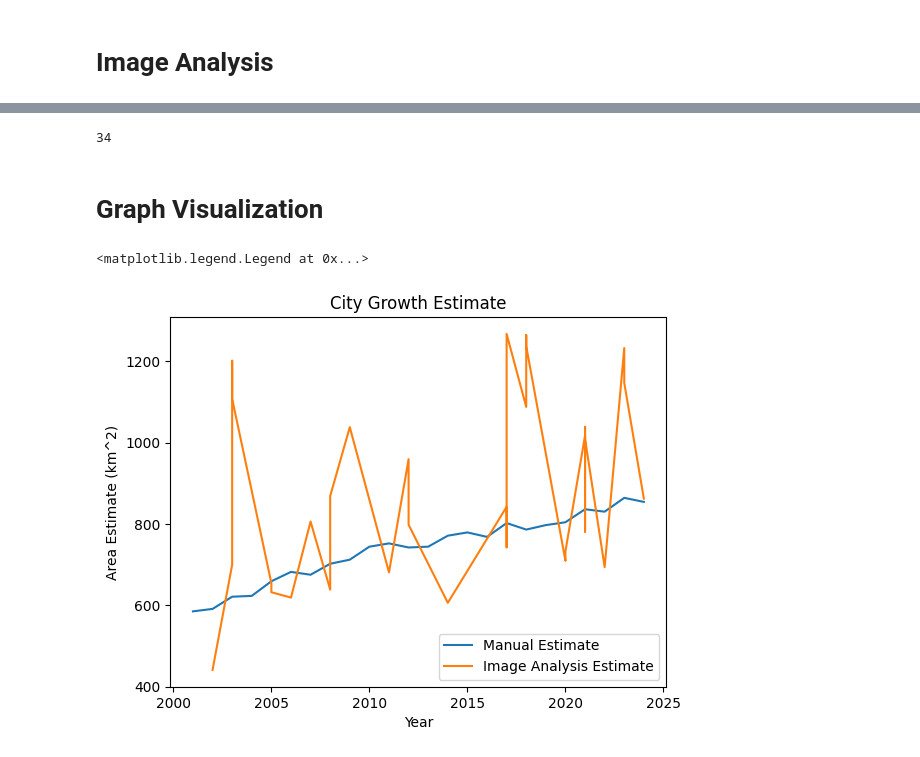
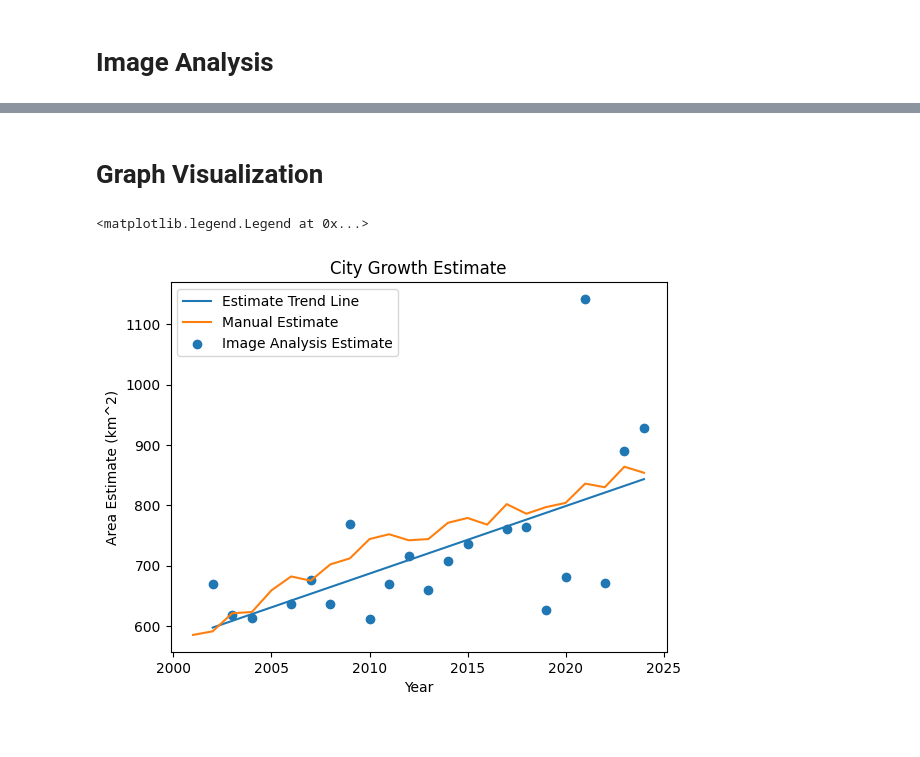
Before and after one commit to ctcastle/ENSF_612_City_Geospectors, a Jupyter notebook: City_Geospectors.ipynb, the cells around one changed output, grey strips where cells are left out. Saved outputs shown, nothing was run; the diff lists cells and outputs as text; code cells hidden in the pictures.

Commit message:
add more filter, add more data to process

```diff
--- a/City_Geospectors.ipynb
+++ b/City_Geospectors.ipynb
@@ -31,6 +31,7 @@ if HARD_DATA:
         engine="fastparquet",
     )
 
+    imagery_df['month'] = imagery_df['date'].dt.month.astype(int)
     imagery_df['date'] = imagery_df['date'].astype(str)
 # %% [markdown]
 # Data Cleaning
@@ -38,11 +39,12 @@ if HARD_DATA:
 # Only select images that do not have clouds and are in summer months, this will be more complicated if we don't manually label the cloudy data
 if HARD_DATA:
     print(f'Total length of precleaned dataset: {len(imagery_df)}')
-    cleaned_df = imagery_df.query("cloud_fraction < 0.007 ")
+    cleaned_df = imagery_df.query("cloud_fraction < 0.1 & cloud_fraction > 0 & month == 7")
     print(f'Total length of cleaned dataset: {len(cleaned_df)}')
+    cleaned_df['month'] = cleaned_df['month'].astype(int)
     manual_df = pd.DataFrame()
     manual_df['year'] = range(2001,2025)
     manual_df['Area Estimate'] = [585,591,621,623,659,682,675,702,712,744,752,742,744,771,779,768,802,786,797,804,836,830,864,854]
-    print(manual_df.head())
+    print(cleaned_df.dtypes)
 # %% [output]
 Total length of precleaned dataset: 2173
@@ -326,10 +339,12 @@ plt.show()
 distance_width = 42 # km - determined from calculator: https://www.nhc.noaa.gov/gccalc.shtml
 distance_height = 67 # km - determined from calculator: "
 
-area_per_year = []
+area_per_year = pd.DataFrame()
 
-for im_fn in cleaned_df['date']:
-    image = cv2.imread('./city_images/processed/basic_good_image_set/'+im_fn.split('.')[0]+'.bmp',cv2.IMREAD_GRAYSCALE)
+for i in range(len(cleaned_df)):
+    # im_fm = cleaned_df.iloc[i]['date']
+    # print()
+    image = cv2.imread('./city_images/processed/basic_good_image_set/'+cleaned_df.iloc[i]['date']+'.bmp',cv2.IMREAD_GRAYSCALE)
 
     # Calculate sq km per pixel
     pixel_width = 275
@@ -338,7 +353,11 @@ for im_fn in cleaned_df['date']:
 
     # Calculate area estimate
     area_estimate = cv2.countNonZero(image)*sqkmpp
-    area_per_year.append(area_estimate)
+    # print(area_estimate)
+    # area_per_year.append(area_estimate)
+    area_per_year.at[i,'year'] = cleaned_df.iloc[i]['year']
+    area_per_year.at[i,'area_estimate'] = area_estimate
 
-print(area_per_year)
+average_by_year = area_per_year.groupby(area_per_year['year'])['area_estimate'].mean()
+print(average_by_year)
 # %% [output]
@@ -346,25 +381,27 @@ print(area_per_year)
-# %%
-print(len(area_per_year))
-# %% [output]
-34
 # %%
 years_manual = list(manual_df['year'])
 manual_area = list(manual_df['Area Estimate'])
-years_auto = cleaned_df['year']
+years_auto = average_by_year.index.tolist()
+years_auto = [int(x) for x in years_auto]
 per_error = []
-for i in range(len(manual_area)):
-    error = (area_per_year[i] - manual_area[i])/manual_area[i]*100
+for i in range(len(average_by_year)):
+    error = (average_by_year.iat[i] - manual_area[i])/manual_area[i]*100
     per_error.append(error)
 # %% [markdown]
 # Graph Visualization
 # %%
+m, b = np.polyfit(years_auto, average_by_year.tolist(), 1)
+
+# Create the regression line equation
+y_pred = m * np.array(years_auto) + b
+plt.plot(years_auto,y_pred,label='Estimate Trend Line')
 plt.plot(years_manual,manual_area,label='Manual Estimate')
-plt.plot(years_auto,area_per_year,label='Image Analysis Estimate')
+plt.scatter(average_by_year.index.tolist(),average_by_year.tolist(),label='Image Analysis Estimate')
 plt.xlabel('Year')
 plt.ylabel('Area Estimate (km^2)')
 plt.title('City Growth Estimate')
 plt.legend()
 # %% [output]
 <matplotlib.legend.Legend at 0x...>
-[figure, old version]
+[figure, new version]
 # %%
```
Also changed, not shown: parts of 6 cells of this notebook.
